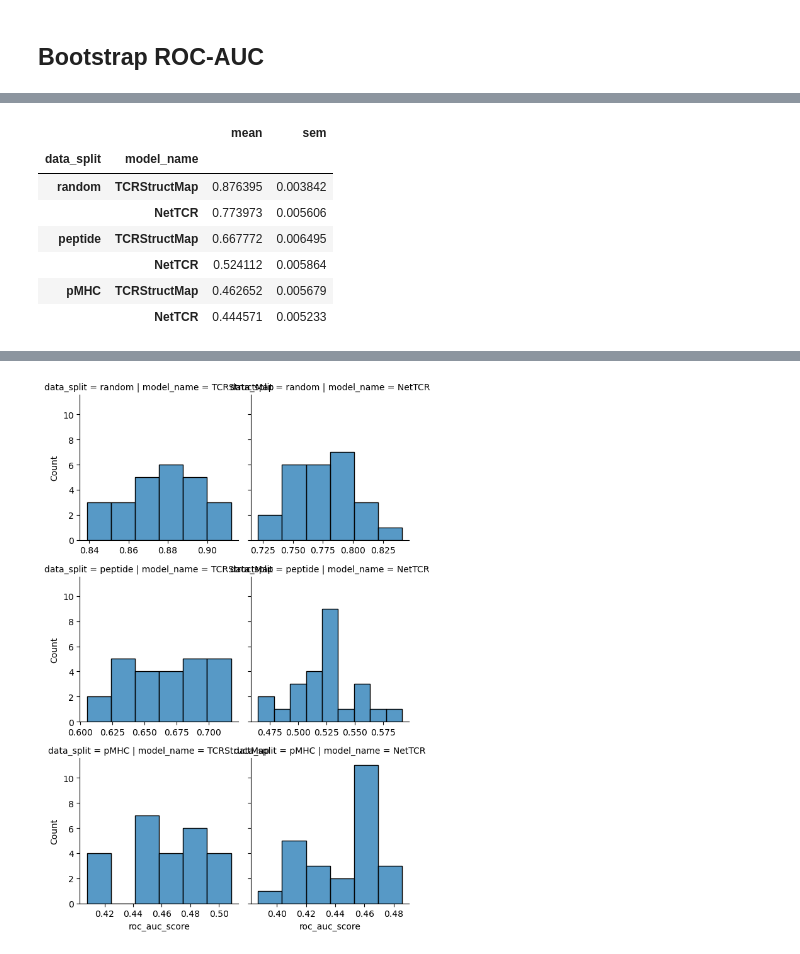
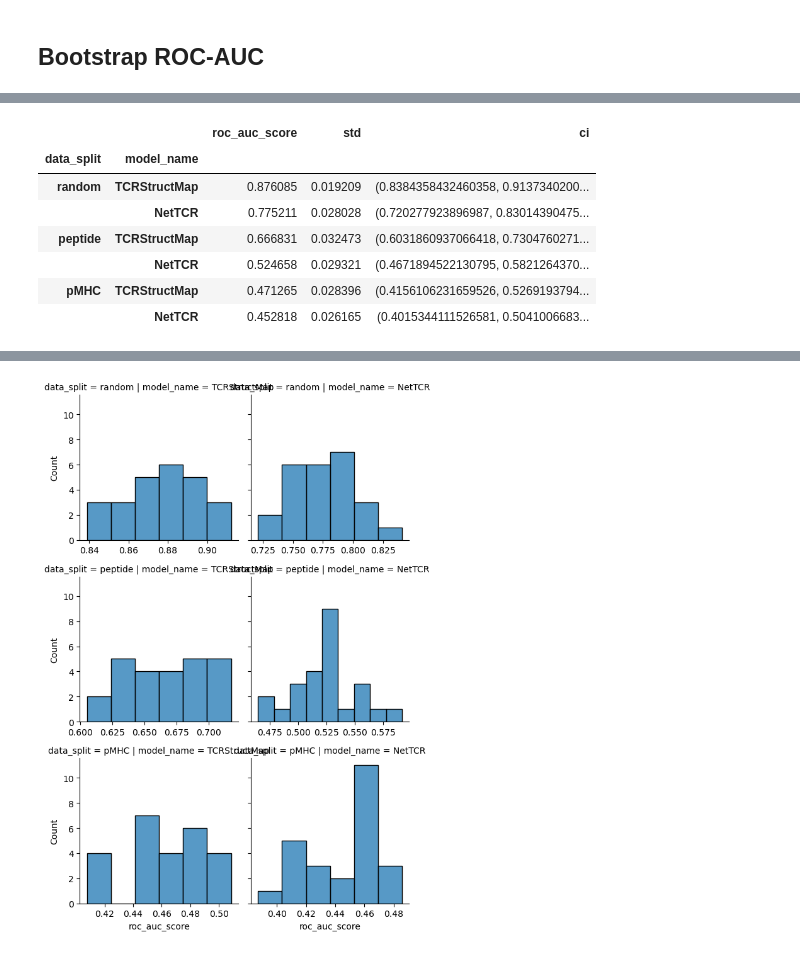
Before and after one commit to benjiemc/tcr-antigen-prediction, a Jupyter notebook: notebooks/benchmark_model_performance_against_nettcr.ipynb, the cells around one changed output, grey strips where cells are left out. Saved outputs shown, nothing was run; the diff lists cells and outputs as text; code cells hidden in the pictures.

```diff
--- a/notebooks/benchmark_model_performance_against_nettcr.ipynb
+++ b/notebooks/benchmark_model_performance_against_nettcr.ipynb
@@ -12,6 +12,8 @@ from scipy import stats
 from sklearn.metrics import roc_auc_score
 
 from tcr_antigen_prediction.models import TCRStructMap
+# %%
+SIGNIFICANCE_LEVEL = 0.05
 # %%
 model_names = ('TCRStructMap', 'NetTCR')
 data_splits = ('random', 'peptide', 'pMHC')
@@ -34,3 +36,17 @@ for data_split in data_splits:
 
 predictions = pd.concat(predictions).reset_index(drop=True)
 predictions = predictions[predictions['fold'] == predictions['sub_model_number']].reset_index(drop=True)
+# %%
+overall_roc_auc = predictions.groupby(['data_split', 'model_name']).apply(
+    lambda group: roc_auc_score(group['label'], group['prediction']), include_groups=False
+)
+overall_roc_auc.name = 'roc_auc_score'
+
+overall_roc_auc = overall_roc_auc.reindex(
+    pd.MultiIndex.from_product(
+        [data_splits, model_names],
+        names=['data_split', 'model_name'],
+    )
+)
+
+overall_roc_auc
@@ -126,15 +151,37 @@ plt.show()
 # %%
-(
-    samples_metric_scores.groupby(['data_split', 'model_name'])['roc_auc_score']
-    .agg(['mean', 'sem'])
-    .sort_index(ascending=False)
+metric_scores_agg = pd.concat(
+    [
+        overall_roc_auc,
+        samples_metric_scores.groupby(['data_split', 'model_name'])['roc_auc_score']
+        .agg(['std'])
+        .sort_index(ascending=False),
+    ],
+    axis=1,
 )
+
+norm_val = stats.norm.ppf(1 - SIGNIFICANCE_LEVEL / 2)
+metric_scores_agg['ci'] = metric_scores_agg.apply(
+    lambda row, norm_val=norm_val: (
+        row['roc_auc_score'] - norm_val * row['std'],
+        row['roc_auc_score'] + norm_val * row['std'],
+    ),
+    axis=1,
+)
+
+metric_scores_agg = metric_scores_agg.reindex(
+    pd.MultiIndex.from_product(
+        [data_splits, model_names],
+        names=['data_split', 'model_name'],
+    )
+)
+
+metric_scores_agg
 # %% [output]
-|  |  | mean | sem |
-| data_split | model_name |  |  |
-| random | TCRStructMap | 0.876395 | 0.003842 |
-|  | NetTCR | 0.773973 | 0.005606 |
-| peptide | TCRStructMap | 0.667772 | 0.006495 |
-|  | NetTCR | 0.524112 | 0.005864 |
-| pMHC | TCRStructMap | 0.462652 | 0.005679 |
-|  | NetTCR | 0.444571 | 0.005233 |
+|  |  | roc_auc_score | std | ci |
+| data_split | model_name |  |  |  |
+| random | TCRStructMap | 0.876085 | 0.019209 | (0.8384358432460358, 0.9137340200... |
+|  | NetTCR | 0.775211 | 0.028028 | (0.720277923896987, 0.83014390475... |
+| peptide | TCRStructMap | 0.666831 | 0.032473 | (0.6031860937066418, 0.7304760271... |
+|  | NetTCR | 0.524658 | 0.029321 | (0.4671894522130795, 0.5821264370... |
+| pMHC | TCRStructMap | 0.471265 | 0.028396 | (0.4156106231659526, 0.5269193794... |
+|  | NetTCR | 0.452818 | 0.026165 | (0.4015344111526581, 0.5041006683... |
```
Also changed, not shown: parts of 4 cells of this notebook, 2 other files.
